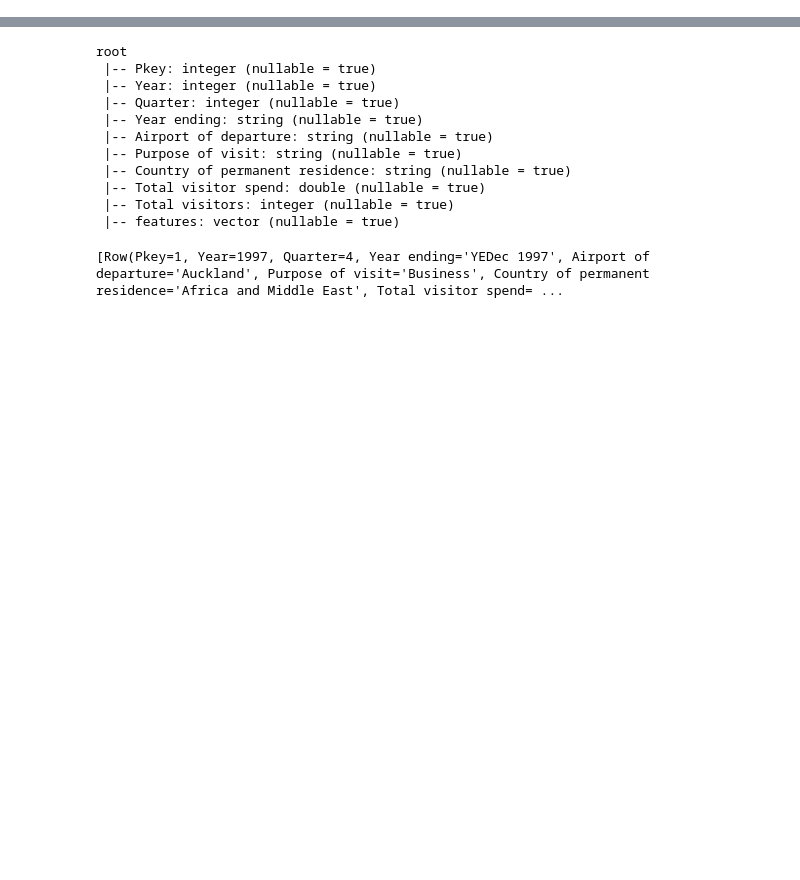
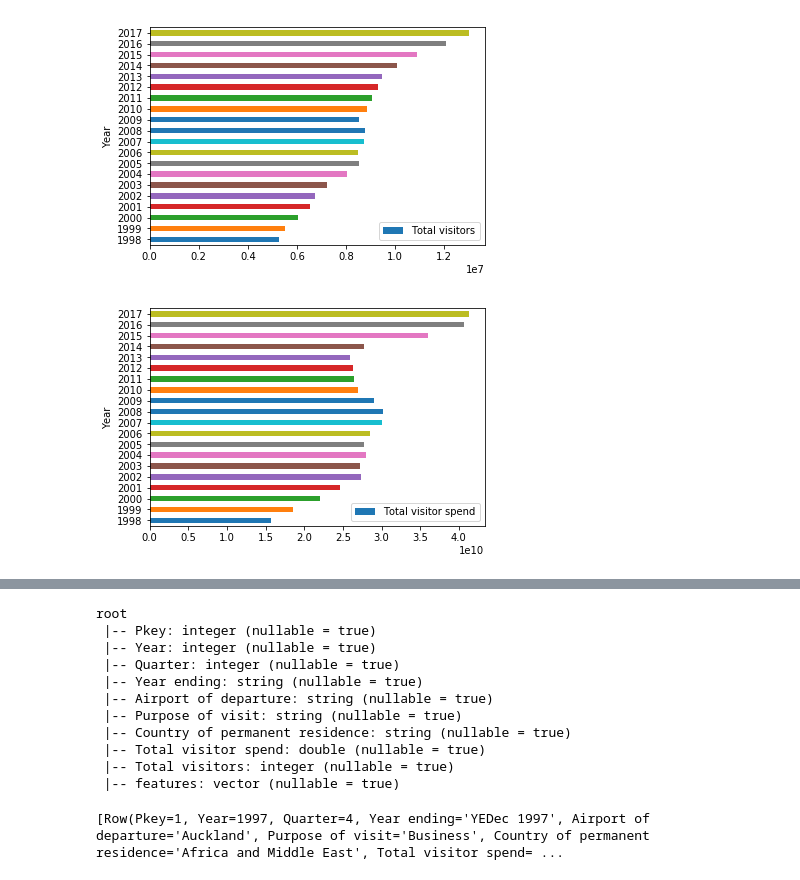
Before and after one commit to ttun755/722, a Jupyter notebook: SparkML_Regression.ipynb, the cells around one changed output, grey strips where cells are left out. Drawn from its saved outputs; the diff is of its cells as text; code cells hidden in the pictures; blank space fills up the shorter version.

```diff
--- a/SparkML_Regression.ipynb
+++ b/SparkML_Regression.ipynb
@@ -250,3 +448,22 @@ Total data points: 11292
+# %%
+dfg_country = df_country.groupby('Year').agg(
+    F.count('Year').alias('count'),
+    F.sum('Total visitors').alias('Total visitors'),
+    F.sum('Total visitor spend').alias('Total visitor spend'))
+
+dfg_country = dfg_country.orderBy('Year', ascending=True)
+
+some_df=dfg_country.toDF('Year', 'count', 'Total visitors', 'Total visitor spend')
+pandaDf = some_df.toPandas()
+
+df =  pandaDf
+ax = df.plot.barh(x='Year', y='Total visitors', rot=0)
+
+df =  pandaDf
+ax = df.plot.barh(x='Year', y='Total visitor spend', rot=0)
+# %% [output]
+[figure, added]
+[figure, added]
 # %%
 # Spark: Groupby + Agg + alias
 import pyspark.sql.functions as F
```
Also changed, not shown: parts of 63 cells of this notebook.
